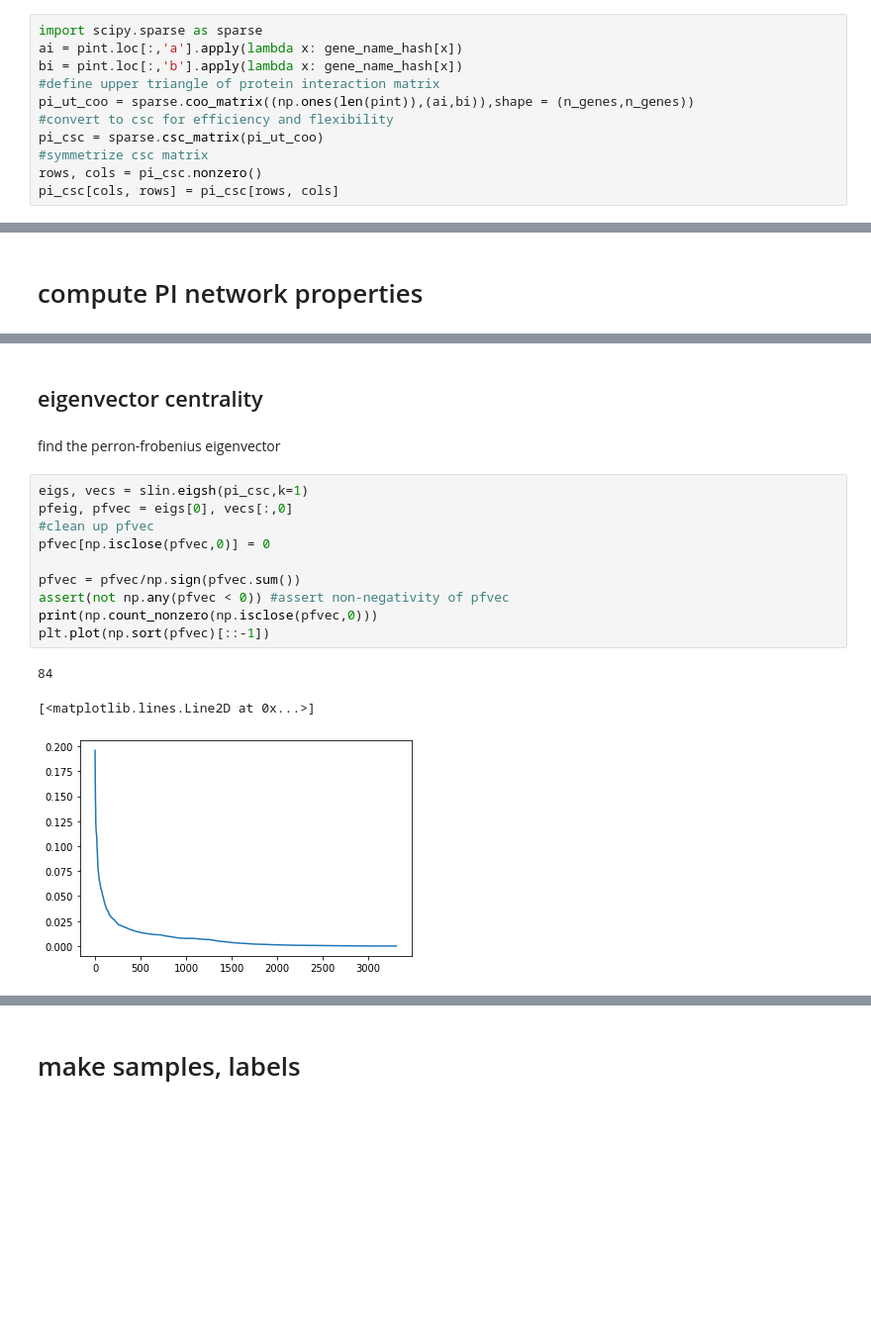
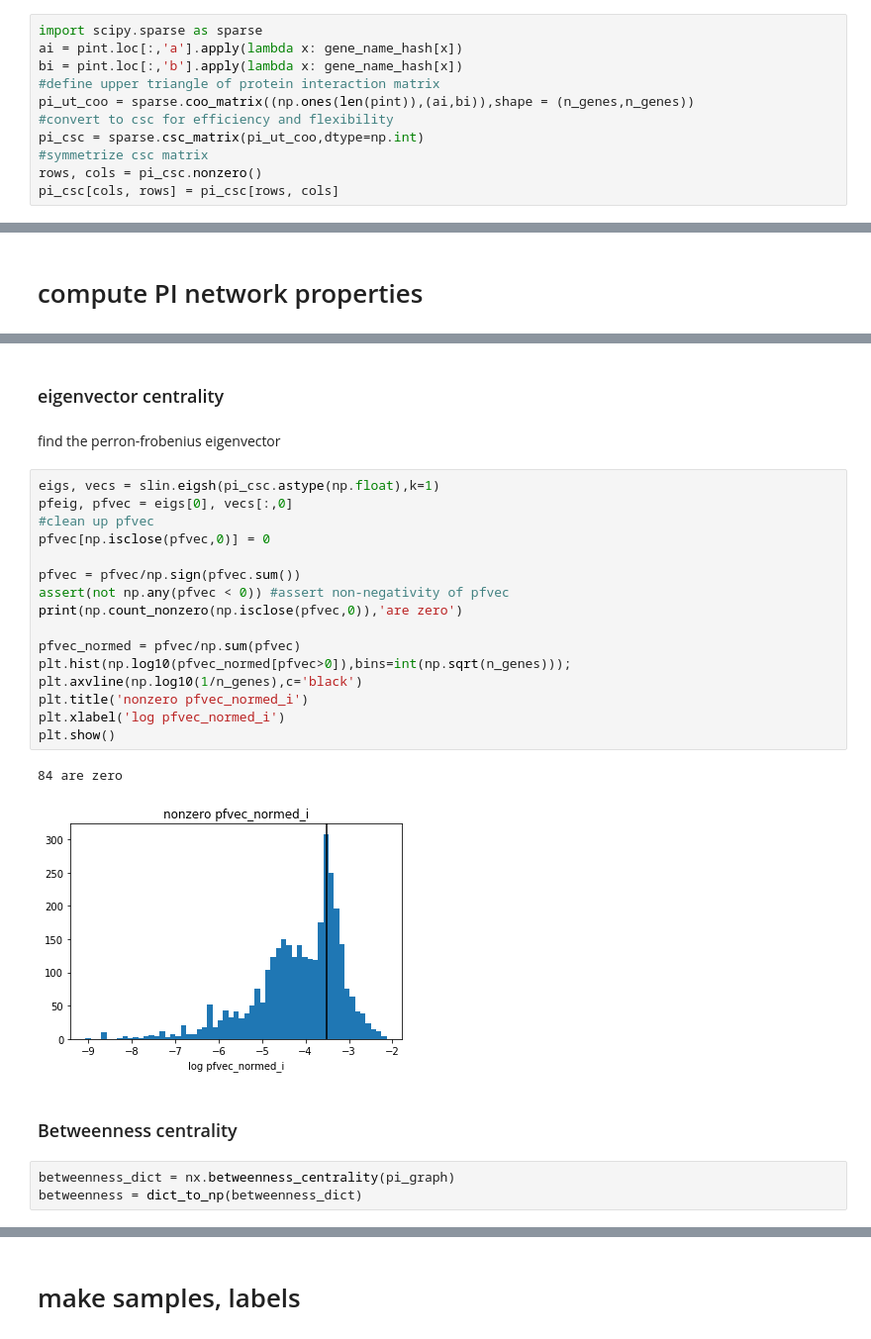
Before and after one commit to akuczala/gene-interaction, a Jupyter notebook: Paladugu.ipynb, the cells around one changed output, grey strips where cells are left out. Shown: that part at 99% size. Saved outputs shown, nothing was run; the diff lists cells and outputs as text; blank space fills up the shorter version.

```diff
--- a/Paladugu.ipynb
+++ b/Paladugu.ipynb
@@ -79,7 +99,7 @@ bi = pint.loc[:,'b'].apply(lambda x: gene_name_hash[x])
 #define upper triangle of protein interaction matrix
 pi_ut_coo = sparse.coo_matrix((np.ones(len(pint)),(ai,bi)),shape = (n_genes,n_genes))
 #convert to csc for efficiency and flexibility
-pi_csc = sparse.csc_matrix(pi_ut_coo)
+pi_csc = sparse.csc_matrix(pi_ut_coo,dtype=np.int)
 #symmetrize csc matrix
 rows, cols = pi_csc.nonzero()
 pi_csc[cols, rows] = pi_csc[rows, cols]
@@ -178,18 +269,28 @@ bwr_plot(gi_csc.toarray());plt.colorbar()
 # %% [markdown]
-## eigenvector centrality
+### eigenvector centrality
 # %% [markdown]
 find the perron-frobenius eigenvector
 # %%
-eigs, vecs = slin.eigsh(pi_csc,k=1)
+eigs, vecs = slin.eigsh(pi_csc.astype(np.float),k=1)
 pfeig, pfvec = eigs[0], vecs[:,0]
 #clean up pfvec
 pfvec[np.isclose(pfvec,0)] = 0
 
 pfvec = pfvec/np.sign(pfvec.sum())
 assert(not np.any(pfvec < 0)) #assert non-negativity of pfvec
-print(np.count_nonzero(np.isclose(pfvec,0)))
-plt.plot(np.sort(pfvec)[::-1])
+print(np.count_nonzero(np.isclose(pfvec,0)),'are zero')
+
+pfvec_normed = pfvec/np.sum(pfvec)
+plt.hist(np.log10(pfvec_normed[pfvec>0]),bins=int(np.sqrt(n_genes)));
+plt.axvline(np.log10(1/n_genes),c='black')
+plt.title('nonzero pfvec_normed_i')
+plt.xlabel('log pfvec_normed_i')
+plt.show()
 # %% [output]
-84
+84 are zero
-[<matplotlib.lines.Line2D at 0x...>]
-[figure, old version]
+[figure, new version]
+# %% [markdown]
+### Betweenness centrality
+# %%
+betweenness_dict = nx.betweenness_centrality(pi_graph)
+betweenness = dict_to_np(betweenness_dict)
```
Also changed, not shown: parts of 68 cells of this notebook, 5 other files.
